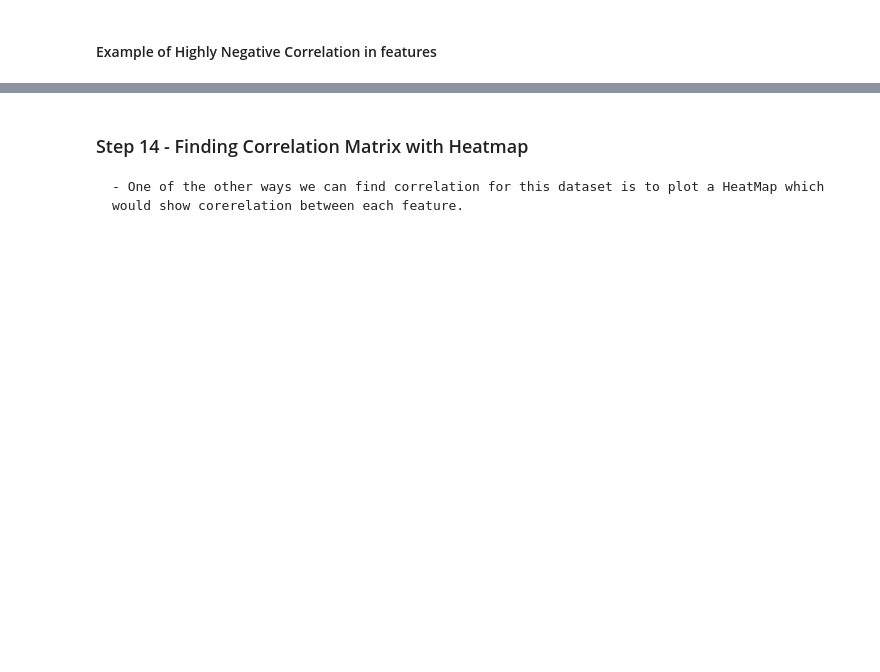
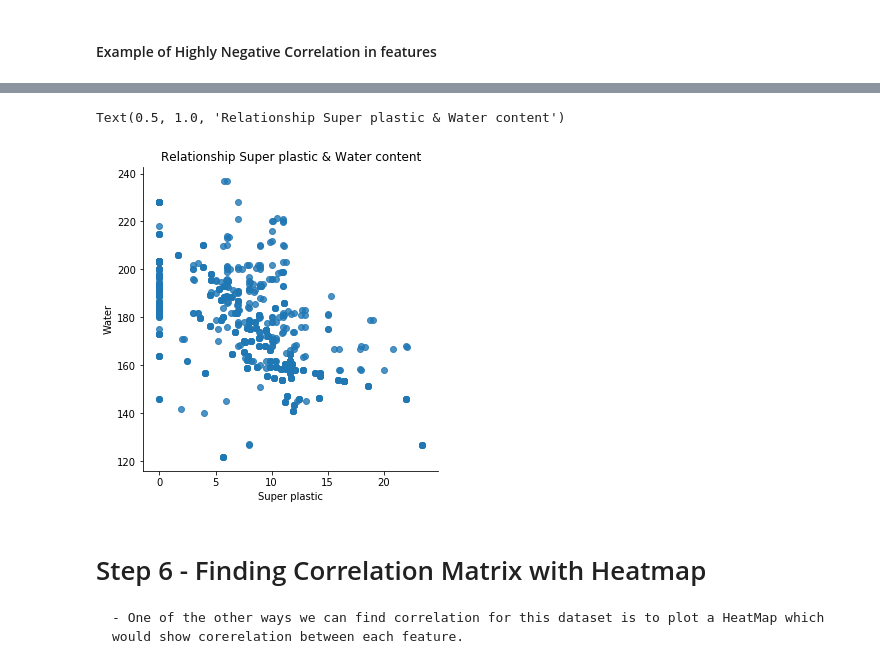
Before and after one commit to rsjain1978/concrete-data-analysis-modelling, a Jupyter notebook: eda.ipynb, the cells around one changed output, grey strips where cells are left out. Saved outputs shown, nothing was run; the diff lists cells and outputs as text; code cells hidden in the pictures; blank space fills up the shorter version.

```diff
--- a/eda.ipynb
+++ b/eda.ipynb
@@ -252,5 +262,13 @@ plt.title('Relationship b/w distance_circularity & elongatedness')
+# %%
+sns.lmplot(x='superplastic',y='water',data=data_orig, fit_reg=False)
+plt.xlabel('Super plastic')
+plt.ylabel('Water')
+plt.title('Relationship Super plastic & Water content')
+# %% [output]
+Text(0.5, 1.0, 'Relationship Super plastic & Water content')
+[figure, added]
 # %% [markdown]
-### Step 14 - Finding Correlation Matrix with Heatmap
+# Step 6 - Finding Correlation Matrix with Heatmap
 
     - One of the other ways we can find correlation for this dataset is to plot a HeatMap which would show corerelation between each feature.
 # %%
```
Also changed, not shown: parts of 13 cells of this notebook.
